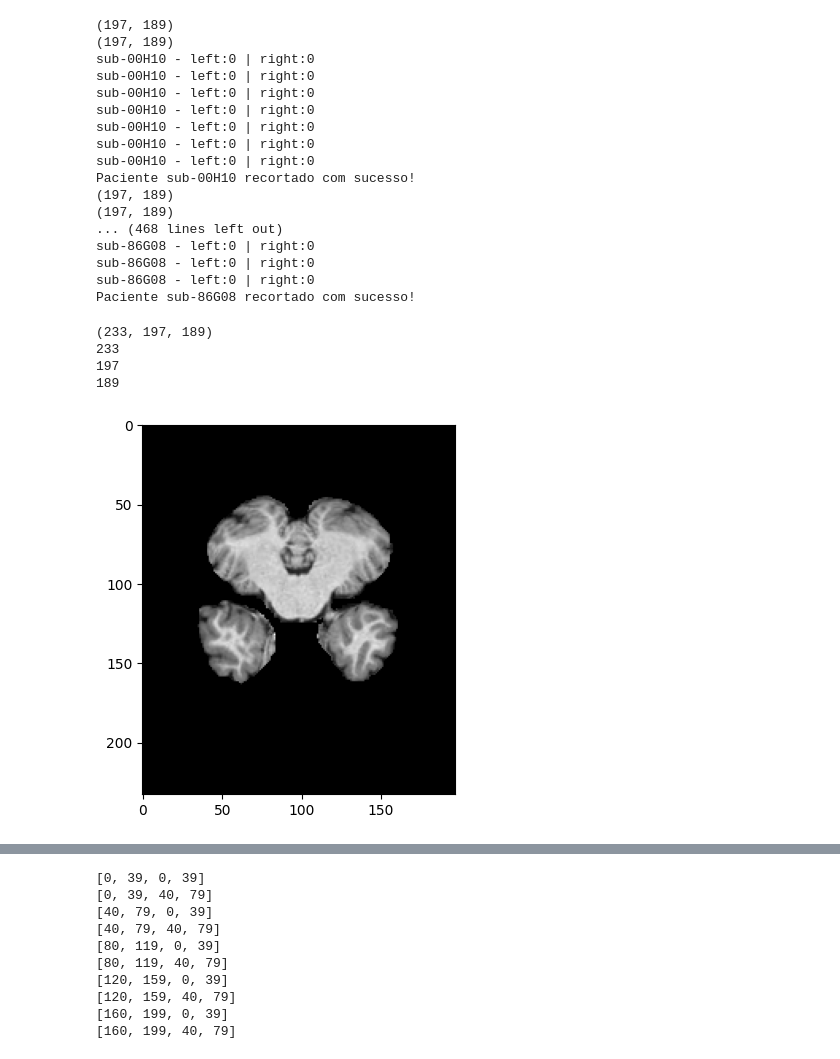
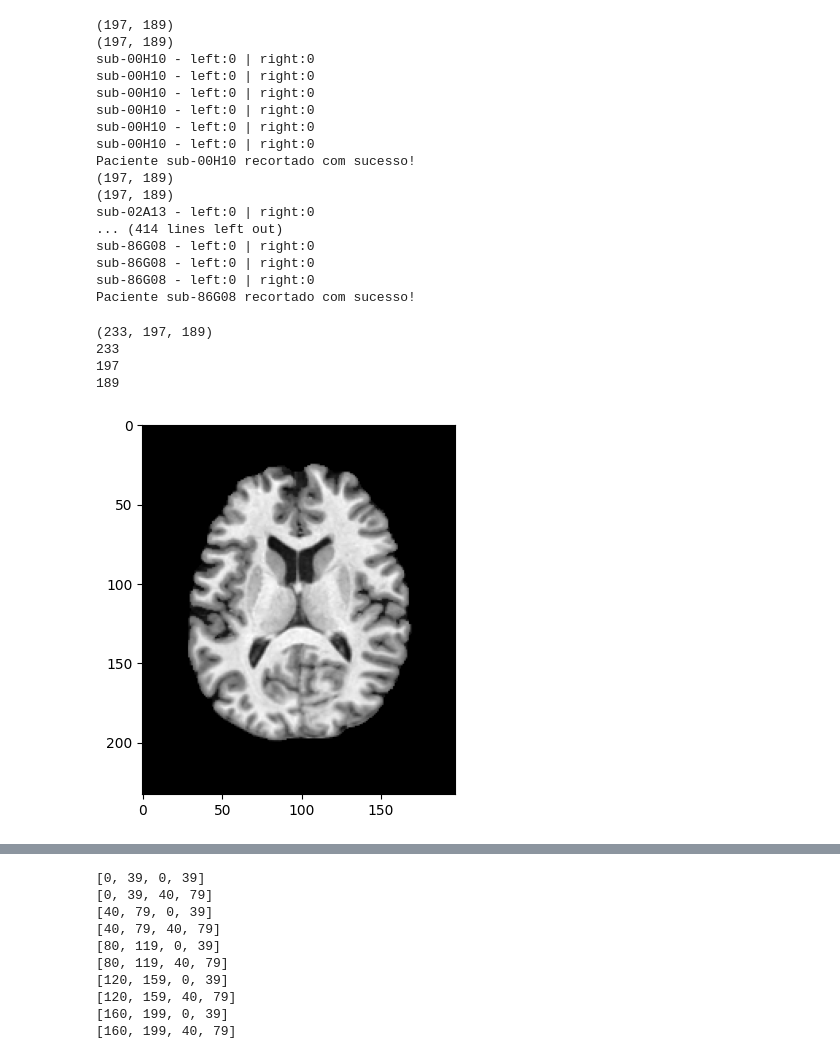
Before and after one commit to Gabriel-Panza/Machine-Learning-FCD, a Jupyter notebook: New Data/moving_grid.ipynb, the cells around one changed output, grey strips where cells are left out. Saved outputs shown, nothing was run; the diff lists cells and outputs as text; code cells hidden in the pictures.

```diff
--- a/New Data/moving_grid.ipynb
+++ b/New Data/moving_grid.ipynb
@@ -175,7 +175,7 @@ for img, mask in zip([f for f in os.listdir(imagens) if f.endswith(('.nii', '.ni
         # Proporção de pixels não-preto
         non_black_ratio = non_zero_pixels / total_pixels if total_pixels > 0 else 0
 
-        if non_black_ratio >= 0.04:
+        if non_black_ratio >= 0.05:
             grid_img = create_grid_half_vertical(slice_data, 40) # cria grid da imagem
 
             adjusted_grid_img = move_grid(slice_data, grid_img) # move cada quadradinho para encaixar no cérebro, minimizando espaços pretos
@@ -205,7 +205,7 @@ for img, mask in zip([f for f in os.listdir(imagens) if f.endswith(('.nii', '.ni
                 right_subimages.append((subimage, position))
 
             if len(left_subimages) == 0 or len(right_subimages) == 0 :
-                print(f"{img.split('_')[0]} - left:{len(left_subimages)} | right:{len(right_subimages)}")
+                print(f"{img.split('_')[0]} - slice {slice_idx} - left:{len(left_subimages)} | right:{len(right_subimages)}")
                 continue
 
             output_dir_left_slice = os.path.join(output_dir_left, f"Slice{slice_idx}/")
@@ -272,7 +272,6 @@ for img, mask in zip([f for f in os.listdir(imagens) if f.endswith(('.nii', '.ni
 # %% [output]
 (197, 189)
 (197, 189)
-sub-00H10 - left:0 | right:0
 sub-00H10 - left:0 | right:0
 sub-00H10 - left:0 | right:0
 sub-00H10 - left:0 | right:0
@@ -282,7 +281,8 @@ sub-00H10 - left:0 | right:0
 Paciente sub-00H10 recortado com sucesso!
 (197, 189)
 (197, 189)
-... (468 lines left out)
+sub-02A13 - left:0 | right:0
+... (414 lines left out)
 sub-86G08 - left:0 | right:0
 sub-86G08 - left:0 | right:0
 sub-86G08 - left:0 | right:0
@@ -290,26 +290,26 @@ Paciente sub-86G08 recortado com sucesso!
 # %%
 # informações pra analisar dados
 
-img_path = 'Patients_Displasya/sub-06C09_ses-01_acq-vbm_desc-reg_desc-biascorr_desc-brainext_T1w.nii.gz'
-z_idx = 35
+img_path = 'Patients_Displasya/sub-02A13_ses-01_acq-vbm_desc-reg_desc-biascorr_desc-brainext_T1w.nii.gz'
+z_idx = 85
 img = nib.load(img_path)
 data_3d = img.get_fdata()
-data_3d = np.rot90(data_3d, k=3)  # Rotaciona a imagem 90 graus
+data_3d = np.rot90(data_3d, k=1)  # Rotaciona a imagem 90 graus
 
 
 print(data_3d.shape)
 print(data_3d.shape[0])
 print(data_3d.shape[1])
 print(data_3d.shape[2])
 
 plt.imshow(data_3d[:, :, z_idx], cmap='gray')
 plt.show()
 # %% [output]
 (233, 197, 189)
 233
 197
 189
-[figure, old version]
+[figure, new version]
 # %%
 img_test = data_3d[16:233-17, 18:197-19, z_idx]  # Para deixar com dimensões (160, 200)
 
```
Also changed, not shown: parts of 3 cells of this notebook, 1 other file.
